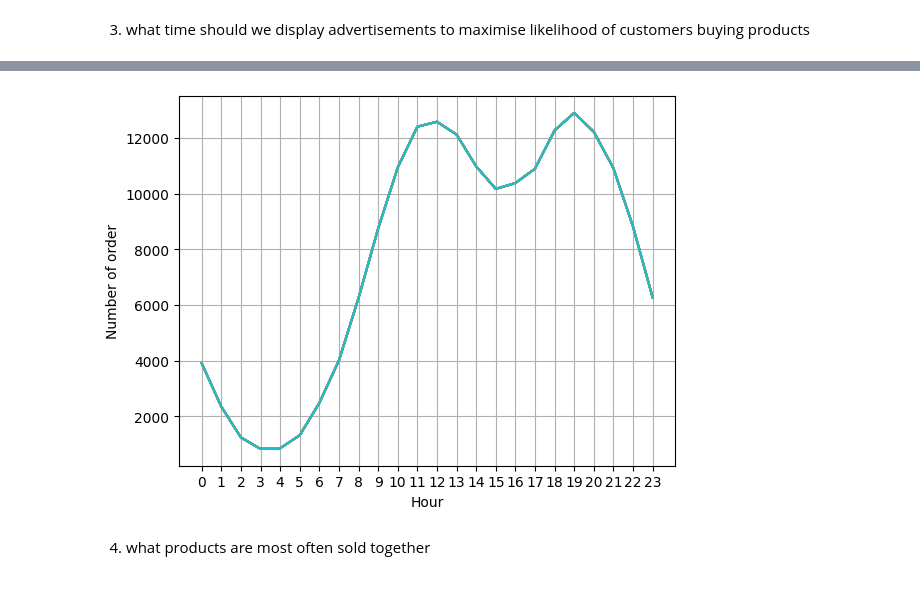
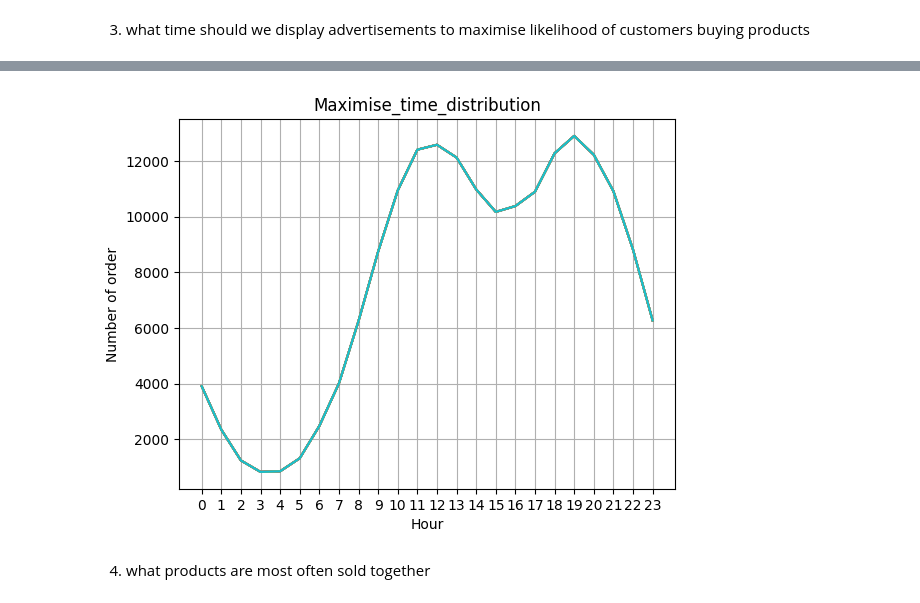
Before and after one commit to HarryBoy127/best-buy-sales-analysis, a Jupyter notebook: notebook/sale_analysis.ipynb, the cells around one changed output, grey strips where cells are left out. Saved outputs shown, nothing was run; the diff lists cells and outputs as text; code cells hidden in the pictures.

```diff
--- a/notebook/sale_analysis.ipynb
+++ b/notebook/sale_analysis.ipynb
@@ -110,7 +106,7 @@ all_data.head()
 # %% [markdown]
 Convert columns to correct type
 # %%
-all_data['Month'] = all_data["Order Date"].str[0:2]
-all_data['Month'] = all_data["Month"].astype('int32')
-all_data.head()
+sales_clean['Month'] = sales_clean["Order Date"].str[0:2]
+sales_clean['Month'] =sales_clean["Month"].astype('int32')
+sales_clean.head()
 # %% [output]
@@ -121,6 +127,6 @@ all_data.head()
 | 3 | 295668 | 27in FHD Monitor | 1 | 149.99 | 12/22/19 15:13 | 410 6th St, San Francisco, CA 94016 | 12 |
 | 4 | 295669 | USB-C Charging Cable | 1 | 11.95 | 12/18/19 12:38 | 43 Hill St, Atlanta, GA 30301 | 12 |
 # %%
-all_data['Sales'] = all_data['Quantity Ordered'] *all_data["Price Each"]
-all_data.head()
+sales_clean['Sales'] = sales_clean['Quantity Ordered'] * sales_clean["Price Each"]
+sales_clean.head()
 # %% [output]
@@ -140,8 +151,8 @@ def get_city(address):
 def get_state(address):
     return address.split(',')[2].split(' ')[1]
 
-all_data['City'] = all_data['Purchase Address'].apply(lambda x:f"{ get_city(x)}  ({get_state(x)})")
+sales_clean['City'] = sales_clean['Purchase Address'].apply(lambda x:f"{ get_city(x)}  ({get_state(x)})")
 
 
-all_data.head()
+sales_clean.head()
 # %% [output]
@@ -253,8 +272,8 @@ TypeError: datetime64 type does not support sum operations
 # %% [markdown]
 3) what time should we display advertisements to maximise likelihood of customers buying products
 # %%
-all_data['Order Date'] = pd.to_datetime(all_data['Order Date'])
-all_data['Hour'] = all_data['Order Date'].dt.hour
-all_data['Minute'] = all_data['Order Date'].dt.minute
-all_data.head()
+sales_clean['Order Date'] = pd.to_datetime(sales_clean['Order Date'])
+sales_clean['Hour'] = sales_clean['Order Date'].dt.hour
+sales_clean['Minute'] = sales_clean['Order Date'].dt.minute
+sales_clean.head()
 # %% [output]
@@ -265,17 +299,20 @@ all_data.head()
 | 3 | 295668 | 27in FHD Monitor | 1 | 149.99 | 2019-12-22 15:13:00 | 410 6th St, San Francisco, CA 94016 | 12 | 149.99 | ... |
 | 4 | 295669 | USB-C Charging Cable | 1 | 11.95 | 2019-12-18 12:38:00 | 43 Hill St, Atlanta, GA 30301 | 12 | 11.95 | ... |
 # %%
-hours = [hour for hour, df in all_data.groupby('Hour')]
+hours = [hour for hour, df in sales_clean.groupby('Hour')]
 
-plt.plot(hours, all_data.groupby(['Hour']).count())
+plt.plot(hours, sales_clean.groupby(['Hour']).count())
 plt.xticks(hours)
 plt.xlabel('Hour')
+plt.title("Maximise_time_distribution")
+plt.savefig('../docs/images/Maximise_time_distribution.png')
 plt.ylabel('Number of order')
 plt.grid()
 plt.show()
 # my recommendation is around 11am (11) 7pm(19)
+# Saving the figure in local memory
 # %% [output]
-[figure, old version]
+[figure, new version]
 # %% [markdown]
 4) what products are most often sold together
 # %%
```
Also changed, not shown: parts of 21 cells of this notebook, 9 other files.
